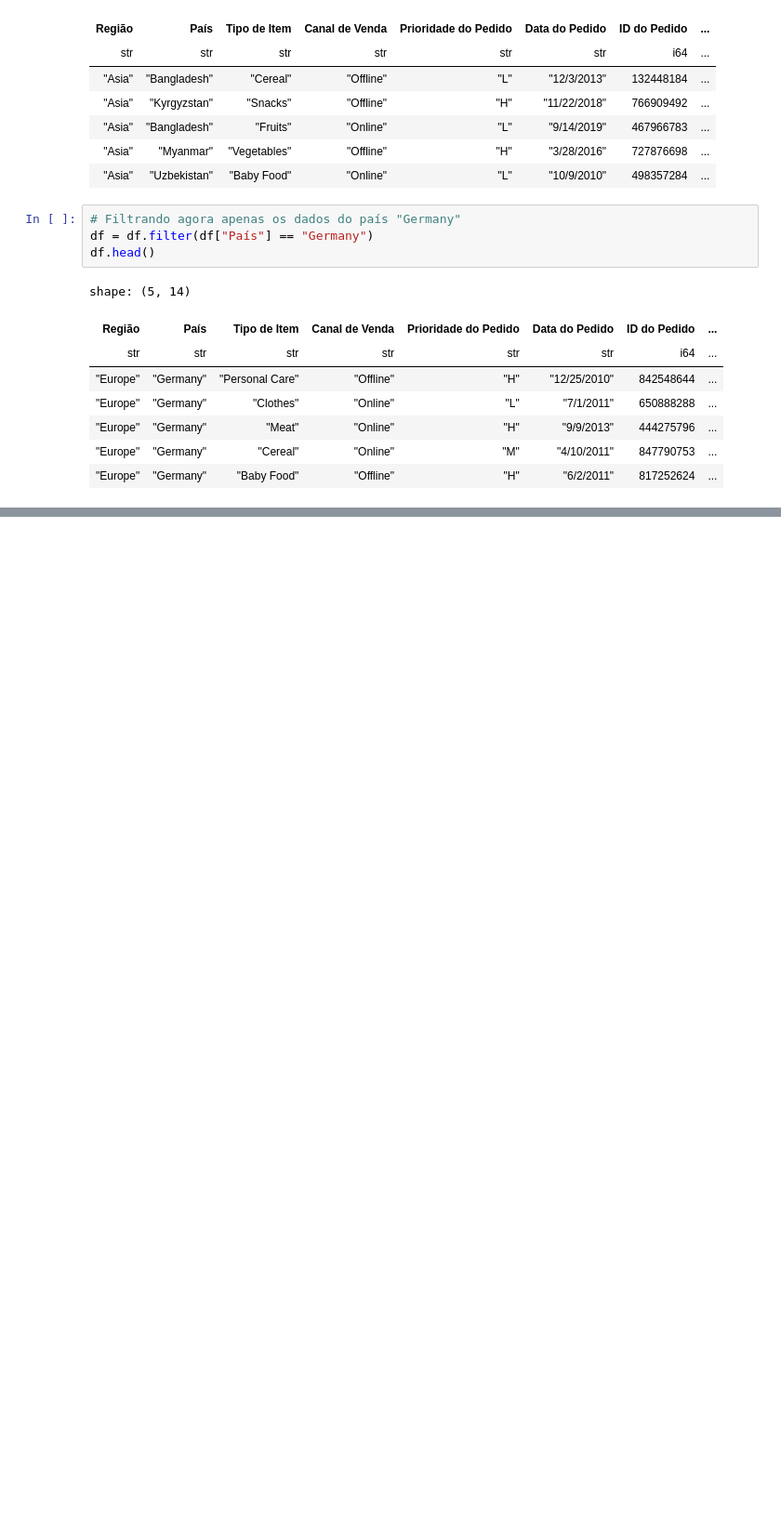
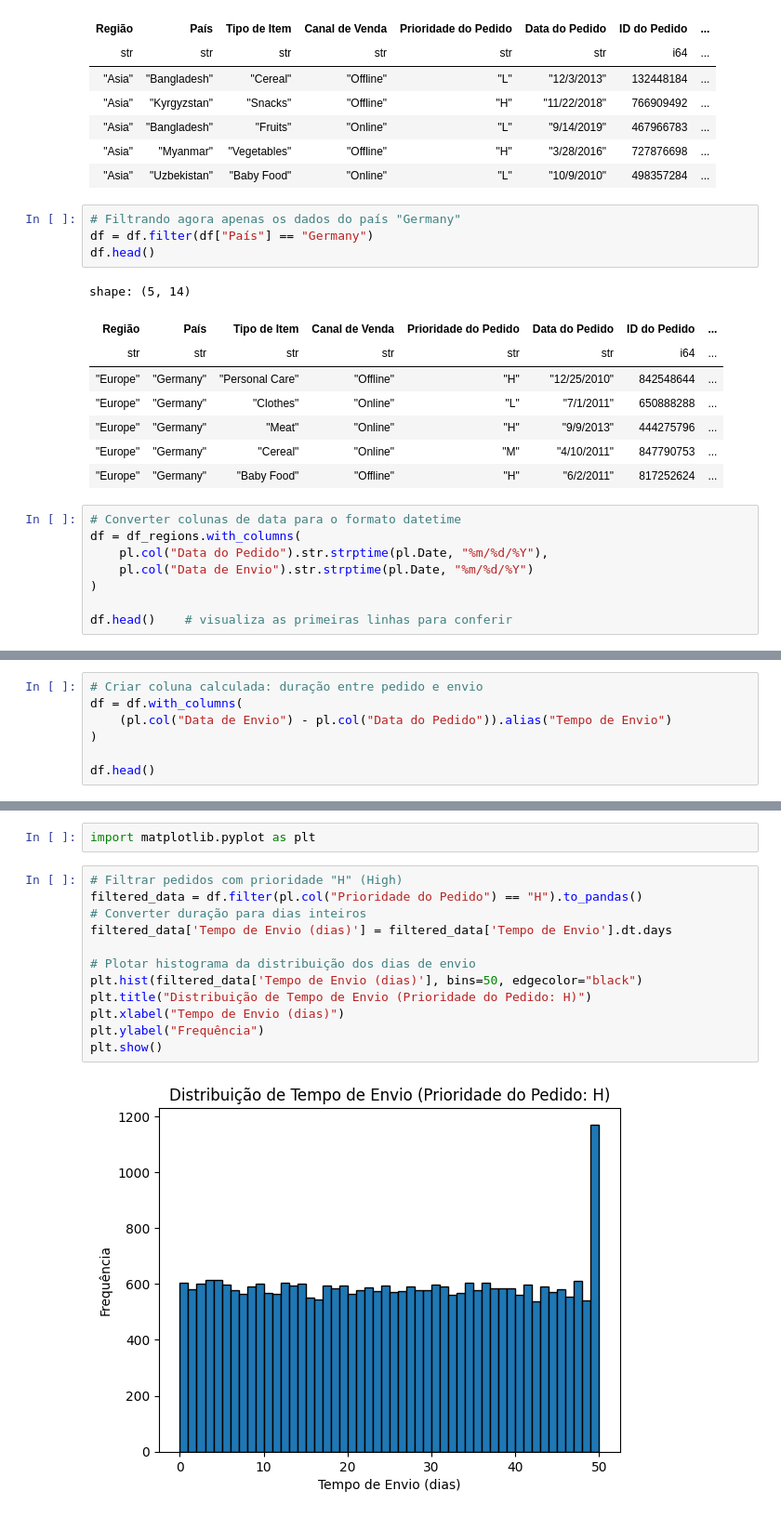
Before and after one commit to daniellcferreira/polars_data_analysis, a Jupyter notebook: polars_data.ipynb, the cells around one changed output, grey strips where cells are left out. Shown: that part at 93% size. Saved outputs shown, nothing was run; the diff lists cells and outputs as text; blank space fills up the shorter version.

Commit message:
feat: adicionar expressões para transformação de dados e análise de atrasos

```diff
--- a/polars_data.ipynb
+++ b/polars_data.ipynb
@@ -145,3 +145,11 @@ shape: (5, 14)
 | "Europe" | "Germany" | "Meat" | "Online" | "H" | "9/9/2013" | 444275796 | ... |
 | "Europe" | "Germany" | "Cereal" | "Online" | "M" | "4/10/2011" | 847790753 | ... |
 | "Europe" | "Germany" | "Baby Food" | "Offline" | "H" | "6/2/2011" | 817252624 | ... |
+# %%
+# Converter colunas de data para o formato datetime
+df = df_regions.with_columns(
+    pl.col("Data do Pedido").str.strptime(pl.Date, "%m/%d/%Y"),
+    pl.col("Data de Envio").str.strptime(pl.Date, "%m/%d/%Y")
+)
+
+df.head()    # visualiza as primeiras linhas para conferir
@@ -147,0 +165,7 @@ shape: (5, 14)
+# %%
+# Criar coluna calculada: duração entre pedido e envio
+df = df.with_columns(
+    (pl.col("Data de Envio") - pl.col("Data do Pedido")).alias("Tempo de Envio")
+)
+
+df.head()
@@ -147,0 +181,16 @@ shape: (5, 14)
+# %%
+import matplotlib.pyplot as plt
+# %%
+# Filtrar pedidos com prioridade "H" (High)
+filtered_data = df.filter(pl.col("Prioridade do Pedido") == "H").to_pandas()
+# Converter duração para dias inteiros
+filtered_data['Tempo de Envio (dias)'] = filtered_data['Tempo de Envio'].dt.days
+
+# Plotar histograma da distribuição dos dias de envio
+plt.hist(filtered_data['Tempo de Envio (dias)'], bins=50, edgecolor="black")
+plt.title("Distribuição de Tempo de Envio (Prioridade do Pedido: H)")
+plt.xlabel("Tempo de Envio (dias)")
+plt.ylabel("Frequência")
+plt.show()
+# %% [output]
+[figure, added]
```
Also changed, not shown: parts of 21 cells of this notebook.
